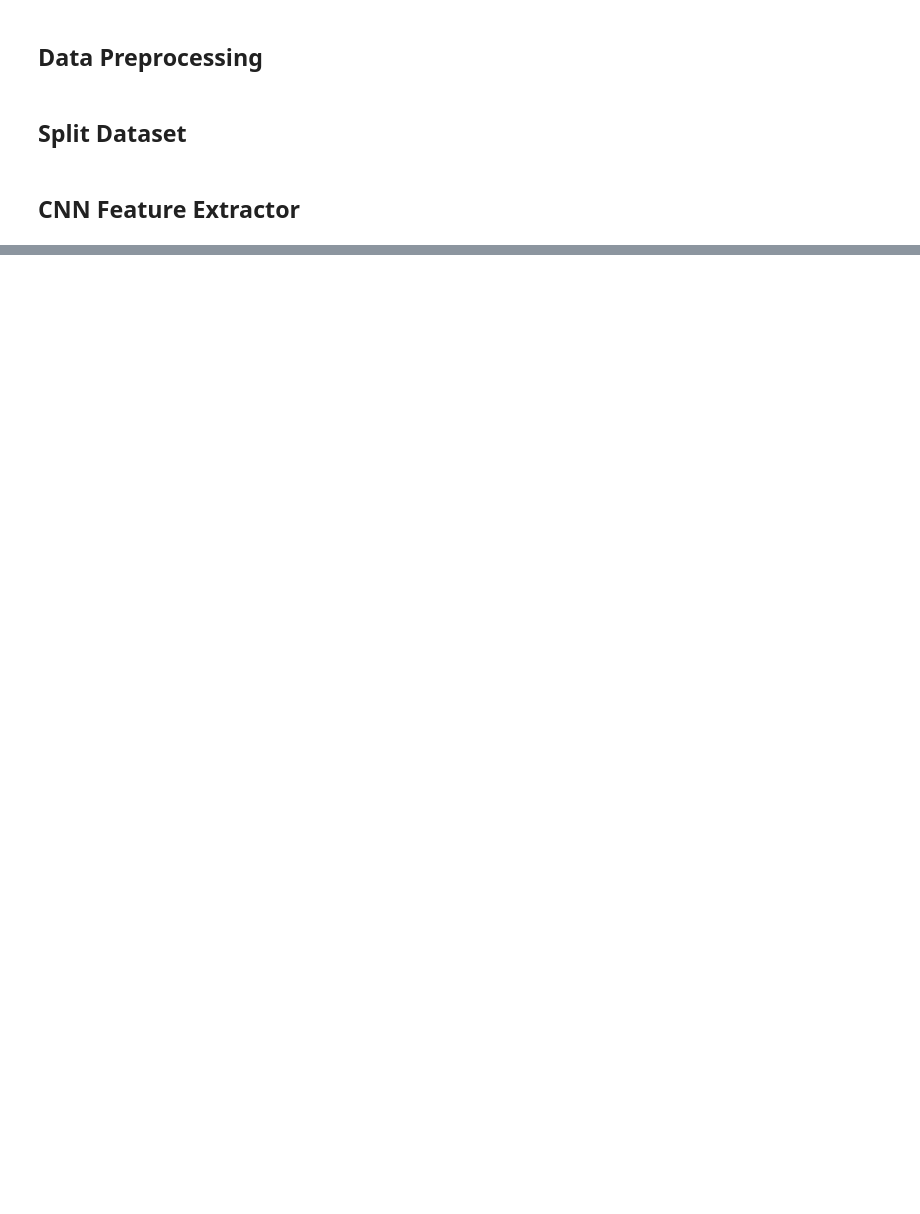
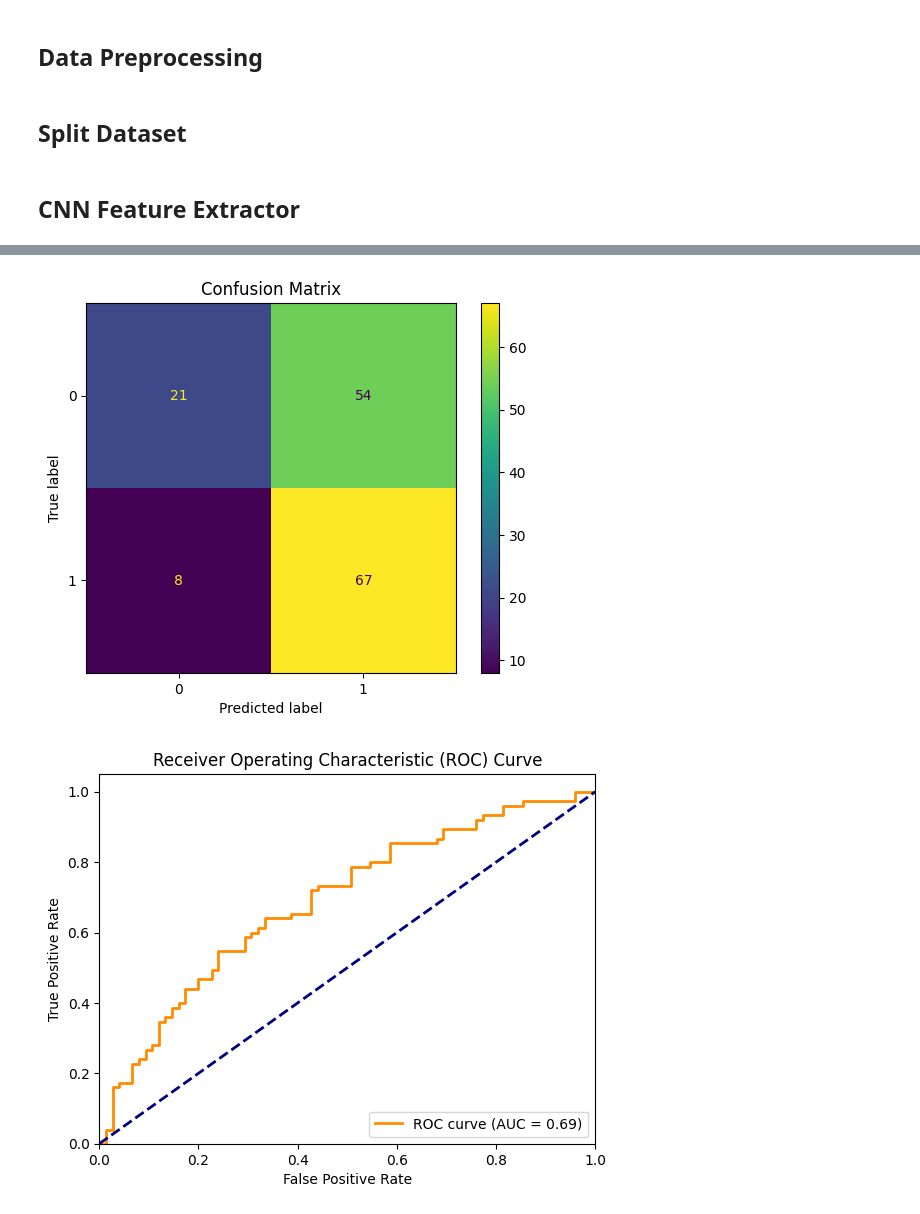
Before and after one commit to nhatminhtrieu/Brain-Stroke-Diagnosis, a Jupyter notebook: rsna/resnet3D-rsna-mil.ipynb, the cells around one changed output, grey strips where cells are left out. Saved outputs shown, nothing was run; the diff lists cells and outputs as text; code cells hidden in the pictures; blank space fills up the shorter version.

```diff
--- a/rsna/resnet3D-rsna-mil.ipynb
+++ b/rsna/resnet3D-rsna-mil.ipynb
@@ -54,5 +57,5 @@ VALID_SIZE = 0.15
 MAX_SLICES = 60
 SHAPE = (HEIGHT, WIDTH, CHANNELS)
 
-NUM_EPOCHS = 5
+NUM_EPOCHS = 2
 LEARNING_RATE = 5e-4
@@ -63,8 +70,8 @@ import os
 KAGGLE = os.path.exists('/kaggle')
 print("Running on Kaggle" if KAGGLE else "Running locally")
 
-DATA_DIR = '/kaggle/input/rsna-mil-training/' if KAGGLE else '../rsna-mil-training/'
-DICOM_DIR = DATA_DIR + 'rsna-mil-training'
+DATA_DIR = '/kaggle/input/' if KAGGLE else '../rsna-mil-training/'
+DICOM_DIR = DATA_DIR + 'rsna-mil-training/'
 CSV_PATH = DATA_DIR + 'training_1000_scan_subset.csv' if KAGGLE else './data_analyze/training_1000_scan_subset.csv'
 
 dicom_dir = DICOM_DIR if KAGGLE else DATA_DIR
@@ -361,7 +370,7 @@ class ResNet3D_MIL(nn.Module):
 def ResNet3D18_MIL():
     return ResNet3D_MIL(ResidualBlock3D, [1, 1, 1, 1, 1])
 # %%
-def train_model(model, train_loader, val_loader, num_epochs=NUM_EPOCHS, learning_rate=0.001, device='cuda'):
+def train_model(model, train_loader, val_loader, num_epochs=NUM_EPOCHS, learning_rate=LEARNING_RATE, device='cuda'):
     model = model.to(device)
     criterion = nn.BCEWithLogitsLoss()
     optimizer = optim.Adam(model.parameters(), lr=learning_rate, weight_decay=1e-5)
@@ -509,11 +518,11 @@ if __name__ == "__main__":
 
     train_labels, val_labels, test_labels = split_dataset(patient_scan_labels, test_size=TEST_SIZE)
 
-    train_loader = get_train_loader(DATA_DIR, train_labels, batch_size=TRAIN_BATCH_SIZE)
-    val_loader = get_train_loader(DATA_DIR, val_labels, batch_size=VALID_BATCH_SIZE)
-    test_loader = get_test_loader(DATA_DIR, test_labels, batch_size=TEST_BATCH_SIZE)
+    train_loader = get_train_loader(dicom_dir, train_labels, batch_size=TRAIN_BATCH_SIZE)
+    val_loader = get_train_loader(dicom_dir, val_labels, batch_size=VALID_BATCH_SIZE)
+    test_loader = get_test_loader(dicom_dir, test_labels, batch_size=TEST_BATCH_SIZE)
 
-    trained_model = train_model(model, train_loader, val_loader, num_epochs=30, learning_rate=0.001)
+    trained_model = train_model(model, train_loader, val_loader, num_epochs=NUM_EPOCHS, learning_rate=LEARNING_RATE)
 
     # Plot the Confusion Matrix
     plot_confusion_matrix(trained_model, test_loader, device)
@@ -522,3 +531,4 @@ if __name__ == "__main__":
     torch.save(trained_model.state_dict(), 'trained_model.pth')
 
     plot_roc_curve(trained_model, test_loader, device)
+# %% [output]
@@ -525,3 +541,5 @@ if __name__ == "__main__":
+[figure, added]
+[figure, added]
 # %%
 # Load the model and test it on test loader and print the results of classification to a csv
 model = ResNet3D18_MIL()
```
Also changed, not shown: parts of 6 cells of this notebook.
